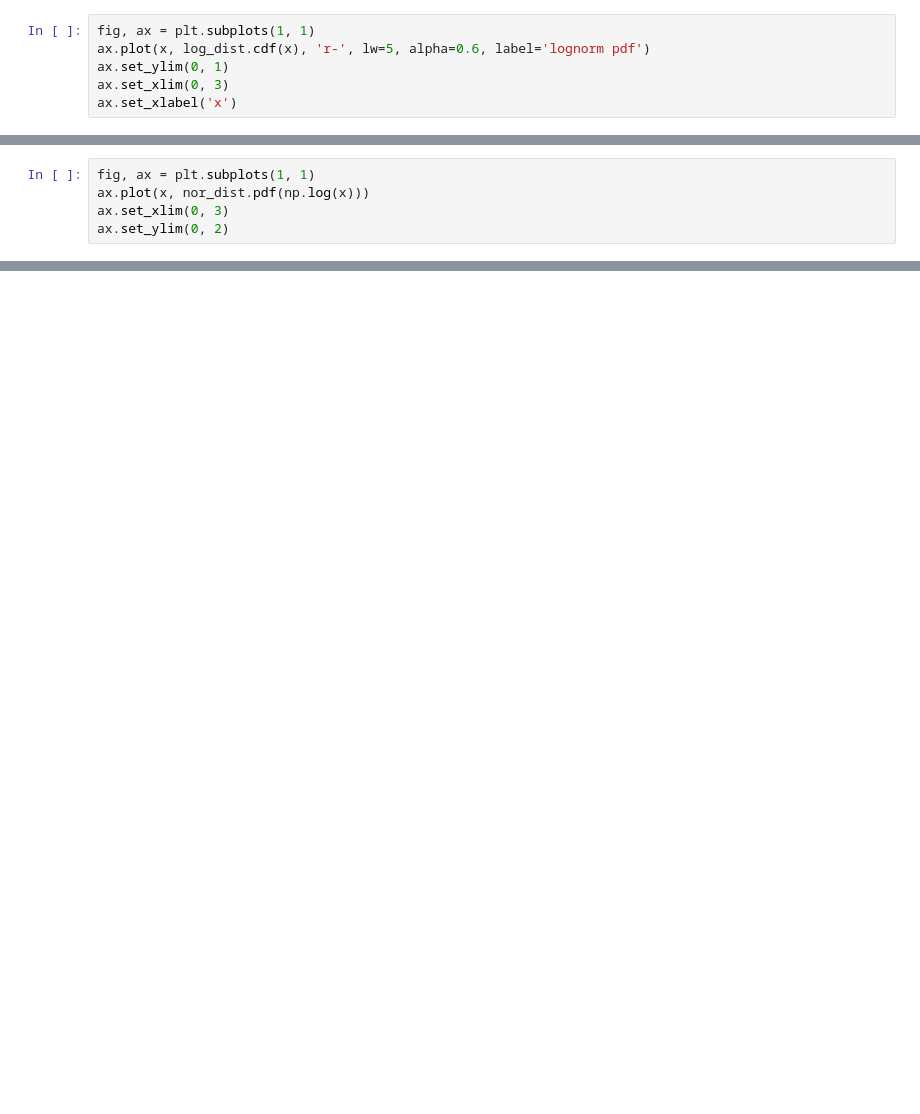
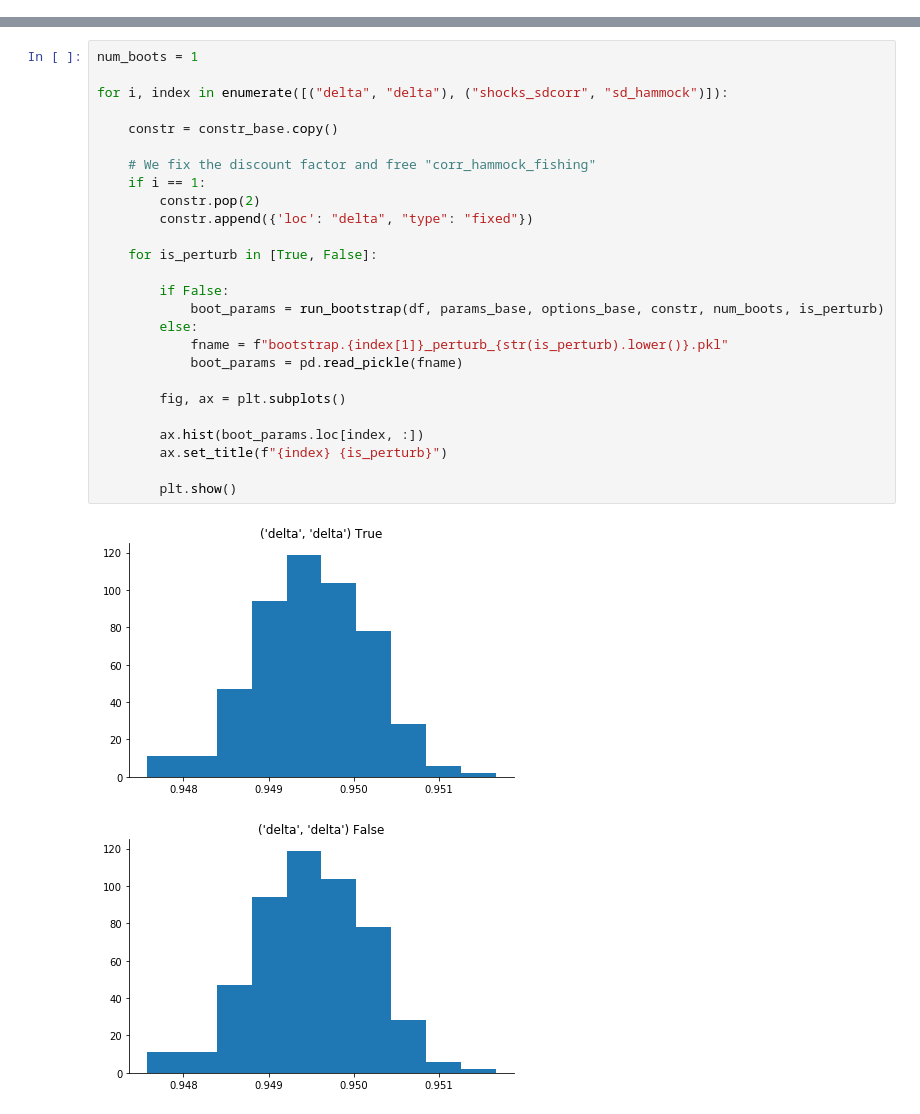
Before and after one commit to peisenha/dev-respy, a Jupyter notebook: sandbox.ipynb, the cells around one changed output, grey strips where cells are left out. Drawn from its saved outputs; the diff is of its cells as text; blank space fills up the shorter version.

```diff
--- a/sandbox.ipynb
+++ b/sandbox.ipynb
@@ -17,6 +0,0 @@ array([0.09765173, 0.20010448, 0.30255723, 0.40500997, 0.50746272])
-# %%
-fig, ax = plt.subplots(1, 1)
-ax.plot(x, log_dist.cdf(x), 'r-', lw=5, alpha=0.6, label='lognorm pdf')
-ax.set_ylim(0, 1)
-ax.set_xlim(0, 3)
-ax.set_xlabel('x')
@@ -35,5 +0,0 @@ nor_dist.cdf(np.log(y))
-# %%
-fig, ax = plt.subplots(1, 1)
-ax.plot(x, nor_dist.pdf(np.log(x)))
-ax.set_xlim(0, 3)
-ax.set_ylim(0, 2)
@@ -42,0 +30,29 @@ ax.set_ylim(0, 2)
+# %%
+num_boots = 1
+
+for i, index in enumerate([("delta", "delta"), ("shocks_sdcorr", "sd_hammock")]):
+
+    constr = constr_base.copy()
+
+    # We fix the discount factor and free "corr_hammock_fishing"
+    if i == 1:
+        constr.pop(2)
+        constr.append({'loc': "delta", "type": "fixed"})
+
+    for is_perturb in [True, False]:
+
+        if False:
+            boot_params = run_bootstrap(df, params_base, options_base, constr, num_boots, is_perturb)
+        else:
+            fname = f"bootstrap.{index[1]}_perturb_{str(is_perturb).lower()}.pkl"
+            boot_params = pd.read_pickle(fname)
+
+        fig, ax = plt.subplots()
+
+        ax.hist(boot_params.loc[index, :])
+        ax.set_title(f"{index} {is_perturb}")
+
+        plt.show()
+# %% [output]
+[figure, added]
+[figure, added]
```
Also changed, not shown: parts of 11 cells of this notebook, 7 other files.
